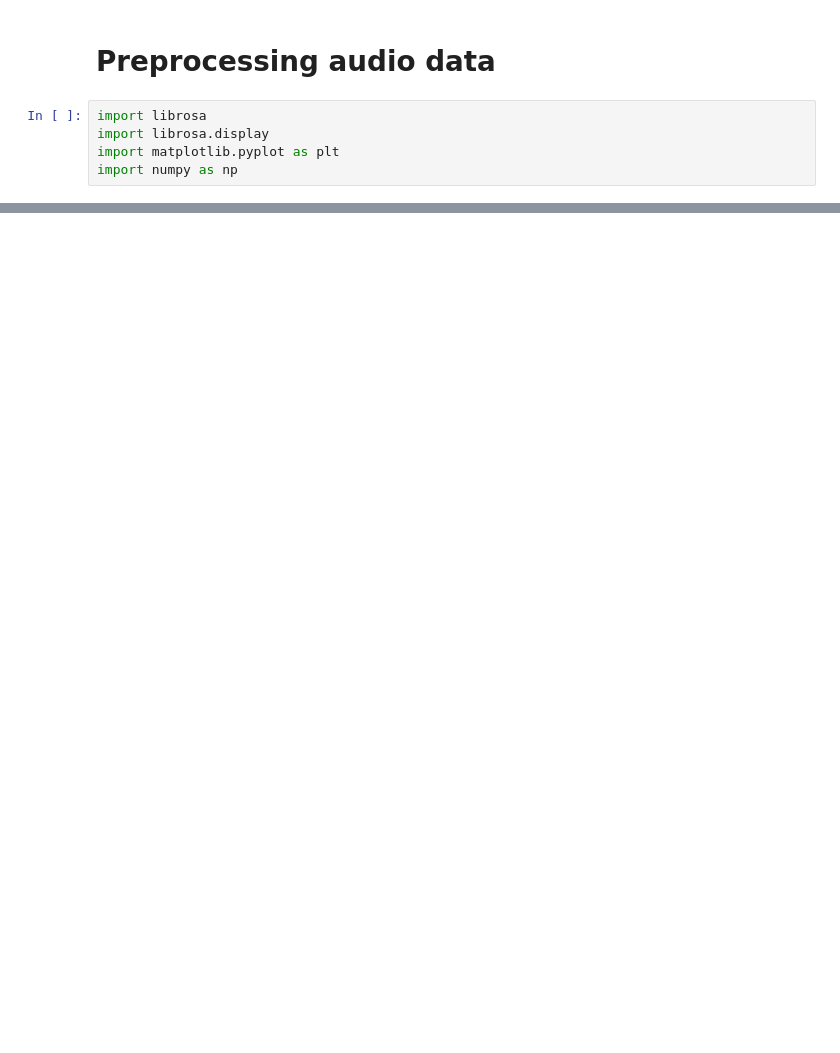
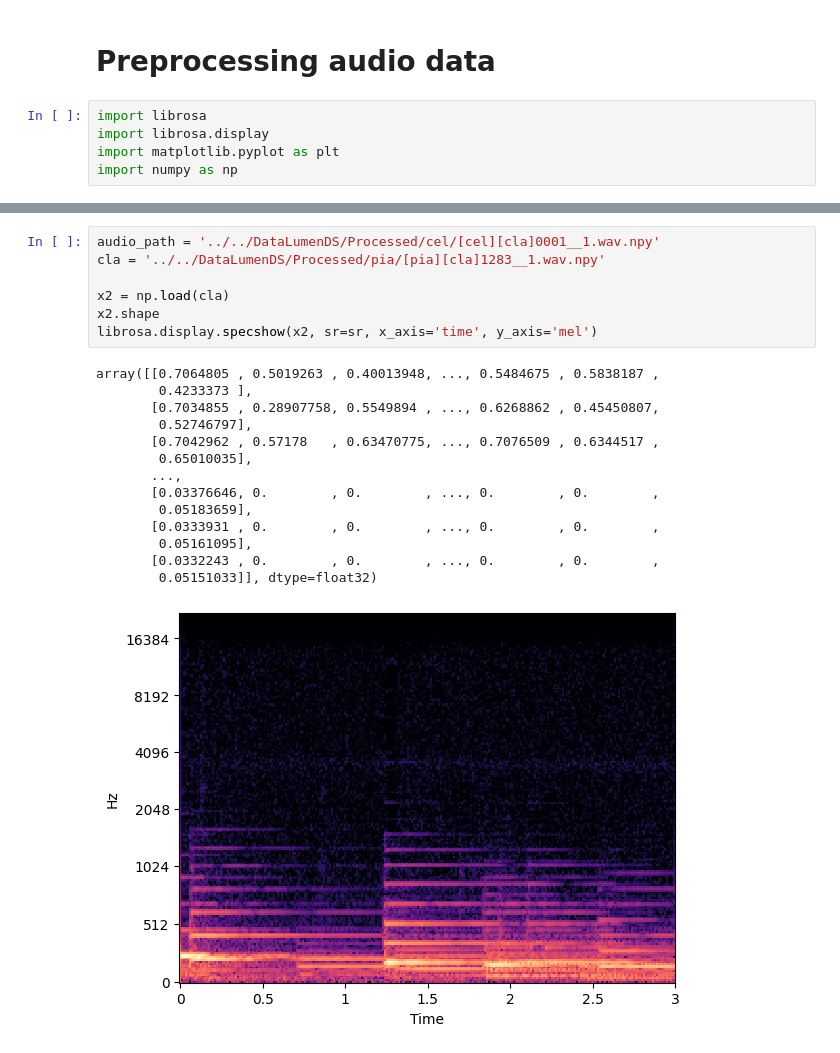
Before and after one commit to KarloBorovcak/Instrument_detection, a Jupyter notebook: preprocessing/preprocessing.ipynb, the cells around one changed output, grey strips where cells are left out. Saved outputs shown, nothing was run; the diff lists cells and outputs as text; blank space fills up the shorter version.

```diff
--- a/preprocessing/preprocessing.ipynb
+++ b/preprocessing/preprocessing.ipynb
@@ -17,3 +19,25 @@ librosa.display.waveshow(x, sr=sr)
 # %% [output]
 <librosa.display.AdaptiveWaveplot at 0x...>
 [figure]
+# %%
+audio_path = '../../DataLumenDS/Processed/cel/[cel][cla]0001__1.wav.npy'
+cla = '../../DataLumenDS/Processed/pia/[pia][cla]1283__1.wav.npy'
+
+x2 = np.load(cla)
+x2.shape
+librosa.display.specshow(x2, sr=sr, x_axis='time', y_axis='mel')
+# %% [output]
+array([[0.7064805 , 0.5019263 , 0.40013948, ..., 0.5484675 , 0.5838187 ,
+        0.4233373 ],
+       [0.7034855 , 0.28907758, 0.5549894 , ..., 0.6268862 , 0.45450807,
+        0.52746797],
+       [0.7042962 , 0.57178   , 0.63470775, ..., 0.7076509 , 0.6344517 ,
+        0.65010035],
+       ...,
+       [0.03376646, 0.        , 0.        , ..., 0.        , 0.        ,
+        0.05183659],
+       [0.0333931 , 0.        , 0.        , ..., 0.        , 0.        ,
+        0.05161095],
+       [0.0332243 , 0.        , 0.        , ..., 0.        , 0.        ,
+        0.05151033]], dtype=float32)
+[figure, added]
```
Also changed, not shown: parts of 1 cell of this notebook, 2 other files.
